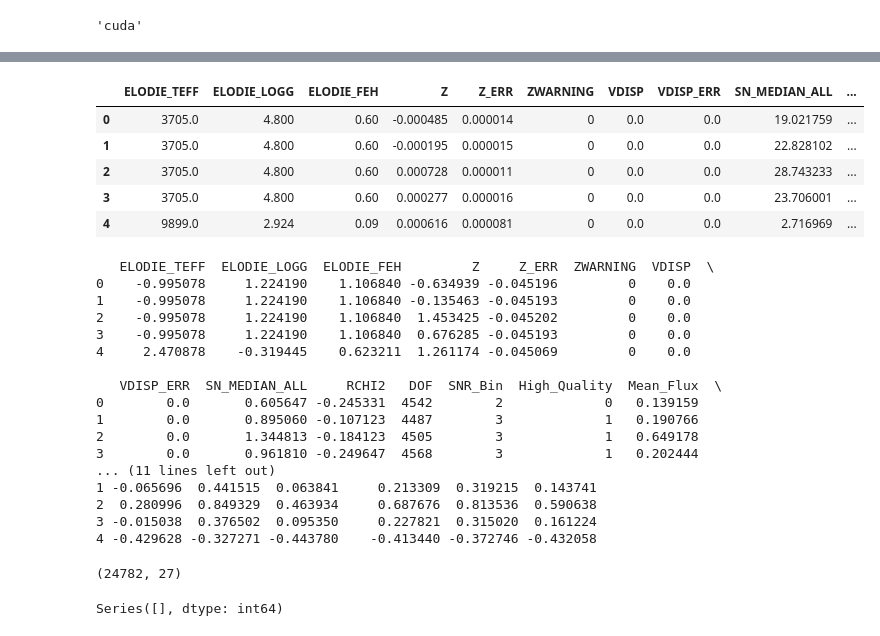
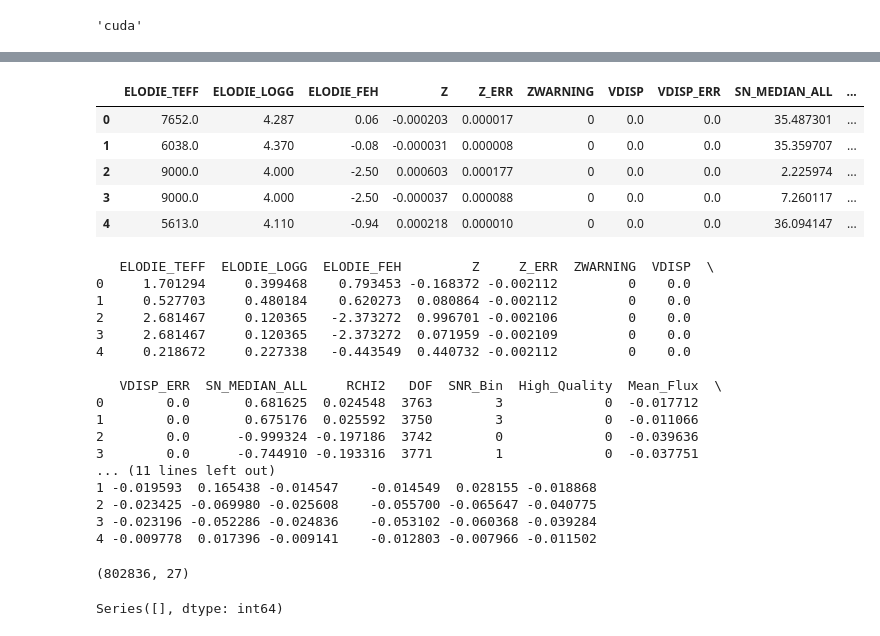
Before and after one commit to blueskinlizard/StarTrack, a Jupyter notebook: notebooks/Building The StarTrack Model - 2.ipynb, the cells around one changed output, grey strips where cells are left out. Cells and saved outputs as stored; diff of their text form; code cells hidden in the pictures.

```diff
--- a/notebooks/Building The StarTrack Model - 2.ipynb
+++ b/notebooks/Building The StarTrack Model - 2.ipynb
@@ -24,4 +24,5 @@ device
 'cuda'
 # %%
 tabular_data = pd.read_csv('../data/processed_data.csv')
-# spectrogram_data = np.load('../data/startrack_spectrograms.npz', allow_pickle=True)
+pd.set_option('display.max_columns', None)
+tabular_data.head()
@@ -28,28 +36,27 @@ tabular_data = pd.read_csv('../data/processed_data.csv')
 # %%
-columns_to_drop = ["Unnamed: 0", "Unnamed: 0.1", "Unnamed: 0.2",
+columns_to_drop = ["Unnamed: 0", "Unnamed: 0.1",
                    "CLASS", "SUBCLASS", "SUBCLASS_CLEAN", "SPECTRAL_GROUP",
-                   "url", "PLATE", "MJD", "FIBERID", "ELODIE_SPTYPE", "filename", "Unnamed: 0.3" ]
+                   "PLATE", "MJD", "FIBERID", "ELODIE_SPTYPE",  ]
 labels_tabular = tabular_data["SPECTRAL_GROUP"]
 tabular_data = tabular_data.drop(columns=columns_to_drop)
 pd.set_option('display.max_columns', None)
 bin_dict = {'Below 0': -1, 'Very Low': 0, 'Low': 1, 'Moderate': 2, 'Good': 3, 'High': 4, 'Very High': 5}
 tabular_data["SNR_Bin"] = tabular_data["SNR_Bin"].map(bin_dict)
 qual_dict = {False: 0, True: 1} # There's probably a better way to do this not going to lie
 tabular_data["High_Quality"] = tabular_data["High_Quality"].map(qual_dict)
 tabular_data.head()
 # %% [output]
 |  | ELODIE_TEFF | ELODIE_LOGG | ELODIE_FEH | Z | Z_ERR | ZWARNING | VDISP | VDISP_ERR | SN_MEDIAN_ALL | ... |
-| 0 | 3705.0 | 4.800 | 0.60 | -0.000485 | 0.000014 | 0 | 0.0 | 0.0 | 19.021759 | ... |
-| 1 | 3705.0 | 4.800 | 0.60 | -0.000195 | 0.000015 | 0 | 0.0 | 0.0 | 22.828102 | ... |
-| 2 | 3705.0 | 4.800 | 0.60 | 0.000728 | 0.000011 | 0 | 0.0 | 0.0 | 28.743233 | ... |
-| 3 | 3705.0 | 4.800 | 0.60 | 0.000277 | 0.000016 | 0 | 0.0 | 0.0 | 23.706001 | ... |
-| 4 | 9899.0 | 2.924 | 0.09 | 0.000616 | 0.000081 | 0 | 0.0 | 0.0 | 2.716969 | ... |
+| 0 | 7652.0 | 4.287 | 0.06 | -0.000203 | 0.000017 | 0 | 0.0 | 0.0 | 35.487301 | ... |
+| 1 | 6038.0 | 4.370 | -0.08 | -0.000031 | 0.000008 | 0 | 0.0 | 0.0 | 35.359707 | ... |
+| 2 | 9000.0 | 4.000 | -2.50 | 0.000603 | 0.000177 | 0 | 0.0 | 0.0 | 2.225974 | ... |
+| 3 | 9000.0 | 4.000 | -2.50 | -0.000037 | 0.000088 | 0 | 0.0 | 0.0 | 7.260117 | ... |
+| 4 | 5613.0 | 4.110 | -0.94 | 0.000218 | 0.000010 | 0 | 0.0 | 0.0 | 36.094147 | ... |
 # %%
 cat_cols = ['ZWARNING', 'SNR_Bin', 'High_Quality', 'DOF']
 numeric_cols = [col for col in tabular_data.columns if col not in cat_cols]
 scaler = StandardScaler()
 tabular_data_scaled_numeric = pd.DataFrame(scaler.fit_transform(tabular_data[numeric_cols]), columns=numeric_cols)
-
 tabular_data_cat = tabular_data[cat_cols].reset_index(drop=True)
 
 tabular_data_processed = pd.concat([tabular_data_scaled_numeric, tabular_data_cat], axis=1)
@@ -58,26 +65,26 @@ tabular_data_processed = tabular_data_processed[tabular_data.columns]
 print(tabular_data_processed.head())
 # %% [output]
    ELODIE_TEFF  ELODIE_LOGG  ELODIE_FEH         Z     Z_ERR  ZWARNING  VDISP  \
-0    -0.995078     1.224190    1.106840 -0.634939 -0.045196         0    0.0
-1    -0.995078     1.224190    1.106840 -0.135463 -0.045193         0    0.0
-2    -0.995078     1.224190    1.106840  1.453425 -0.045202         0    0.0
-3    -0.995078     1.224190    1.106840  0.676285 -0.045193         0    0.0
-4     2.470878    -0.319445    0.623211  1.261174 -0.045069         0    0.0
+0     1.701294     0.399468    0.793453 -0.168372 -0.002112         0    0.0
+1     0.527703     0.480184    0.620273  0.080864 -0.002112         0    0.0
+2     2.681467     0.120365   -2.373272  0.996701 -0.002106         0    0.0
+3     2.681467     0.120365   -2.373272  0.071959 -0.002109         0    0.0
+4     0.218672     0.227338   -0.443549  0.440732 -0.002112         0    0.0
 
    VDISP_ERR  SN_MEDIAN_ALL     RCHI2   DOF  SNR_Bin  High_Quality  Mean_Flux  \
-0        0.0       0.605647 -0.245331  4542        2             0   0.139159
-1        0.0       0.895060 -0.107123  4487        3             1   0.190766
-2        0.0       1.344813 -0.184123  4505        3             1   0.649178
-3        0.0       0.961810 -0.249647  4568        3             1   0.202444
+0        0.0       0.681625  0.024548  3763        3             0  -0.017712
+1        0.0       0.675176  0.025592  3750        3             0  -0.011066
+2        0.0      -0.999324 -0.197186  3742        0             0  -0.039636
+3        0.0      -0.744910 -0.193316  3771        1             0  -0.037751
 ... (11 lines left out)
-1 -0.065696  0.441515  0.063841     0.213309  0.319215  0.143741
-2  0.280996  0.849329  0.463934     0.687676  0.813536  0.590638
-3 -0.015038  0.376502  0.095350     0.227821  0.315020  0.161224
-4 -0.429628 -0.327271 -0.443780    -0.413440 -0.372746 -0.432058
+1 -0.019593  0.165438 -0.014547    -0.014549  0.028155 -0.018868
+2 -0.023425 -0.069980 -0.025608    -0.055700 -0.065647 -0.040775
+3 -0.023196 -0.052286 -0.024836    -0.053102 -0.060368 -0.039284
+4 -0.009778  0.017396 -0.009141    -0.012803 -0.007966 -0.011502
 # %%
 tabular_data_processed.shape
 # %% [output]
-(24782, 27)
+(802836, 27)
 # %%
 missing_per_column = tabular_data.isnull().sum()
 print(missing_per_column[missing_per_column > 0])
```
Also changed, not shown: parts of 16 cells of this notebook, 2 other files.
